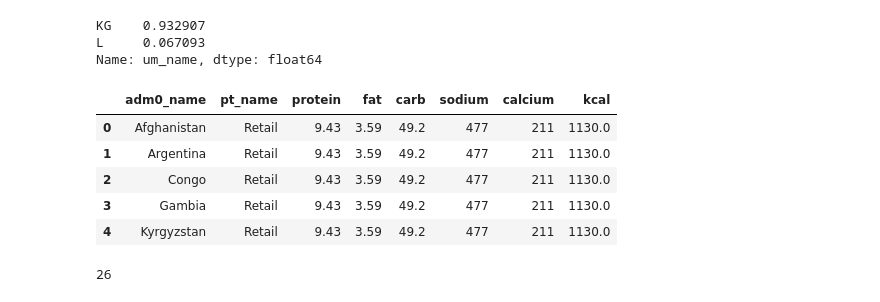
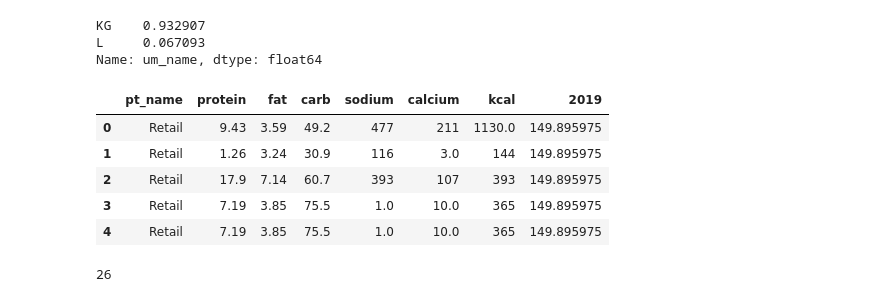
Before and after one commit to AllanRPetersen/Predicting-Food-Prices, a Jupyter notebook: notebooks/adrian pre-modeling.ipynb, the cells around one changed output. Drawn from its saved outputs; the diff is of its cells as text; code cells hidden in the pictures.

```diff
--- a/notebooks/adrian pre-modeling.ipynb
+++ b/notebooks/adrian pre-modeling.ipynb
@@ -59,0 +58,3 @@ new_data = data
+# %%
+cpi = pd.read_csv('../raw_data/cpi_short.csv')
+cpi.drop(columns=['Unnamed: 0'],inplace=True)
@@ -59,0 +86,3 @@ new_data = data
+# %%
+new_data = pd.merge(left=data,right=cpi,left_on='adm0_name', right_on='Country Name')
+new_data.head()
@@ -60,5 +96,5 @@ new_data = data
 # %%
-new_data.drop(columns=['mp_price', 'conv_rate'], inplace=True)
+new_data.drop(columns=['mp_price', 'conv_rate','Country Name','adm0_name'], inplace=True)
 # %%
 new_data.duplicated().sum()
 # %% [output]
@@ -74,15 +141,15 @@ Name: um_name, dtype: float64
 # %%
 #declaring X and y with the good features
 y = new_data['usd_rate']
-X = new_data[['adm0_name','pt_name','protein','fat','carb','sodium','calcium','kcal']]
+X = new_data[['pt_name','protein','fat','carb','sodium','calcium','kcal','2019']]
 X.head()
 # %% [output]
-|  | adm0_name | pt_name | protein | fat | carb | sodium | calcium | kcal |
-| 0 | Afghanistan | Retail | 9.43 | 3.59 | 49.2 | 477 | 211 | 1130.0 |
-| 1 | Argentina | Retail | 9.43 | 3.59 | 49.2 | 477 | 211 | 1130.0 |
-| 2 | Congo | Retail | 9.43 | 3.59 | 49.2 | 477 | 211 | 1130.0 |
-| 3 | Gambia | Retail | 9.43 | 3.59 | 49.2 | 477 | 211 | 1130.0 |
-| 4 | Kyrgyzstan | Retail | 9.43 | 3.59 | 49.2 | 477 | 211 | 1130.0 |
+|  | pt_name | protein | fat | carb | sodium | calcium | kcal | 2019 |
+| 0 | Retail | 9.43 | 3.59 | 49.2 | 477 | 211 | 1130.0 | 149.895975 |
+| 1 | Retail | 1.26 | 3.24 | 30.9 | 116 | 3.0 | 144 | 149.895975 |
+| 2 | Retail | 17.9 | 7.14 | 60.7 | 393 | 107 | 393 | 149.895975 |
+| 3 | Retail | 7.19 | 3.85 | 75.5 | 1.0 | 10.0 | 365 | 149.895975 |
+| 4 | Retail | 7.19 | 3.85 | 75.5 | 1.0 | 10.0 | 365 | 149.895975 |
 # %%
 #replacing the not found with 0
 X = X.replace('not found', np.nan)
```
Also changed, not shown: parts of 21 cells of this notebook.
